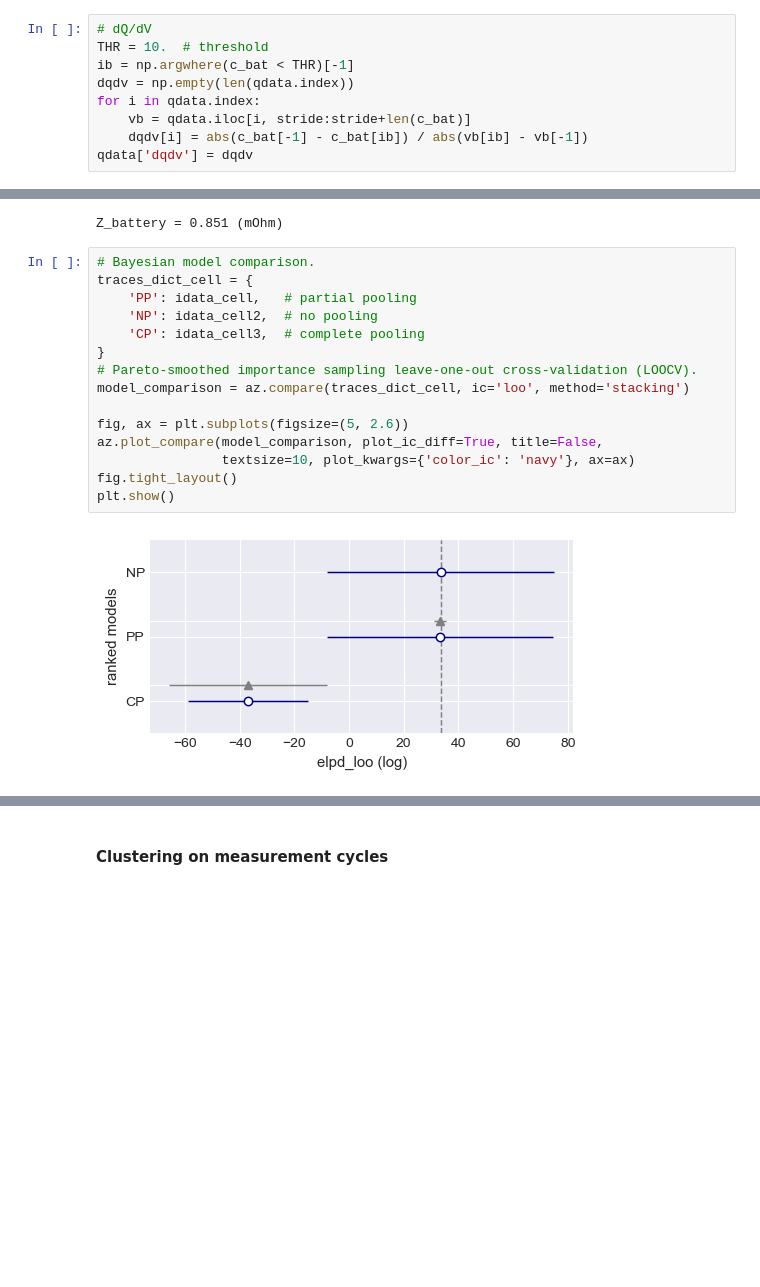
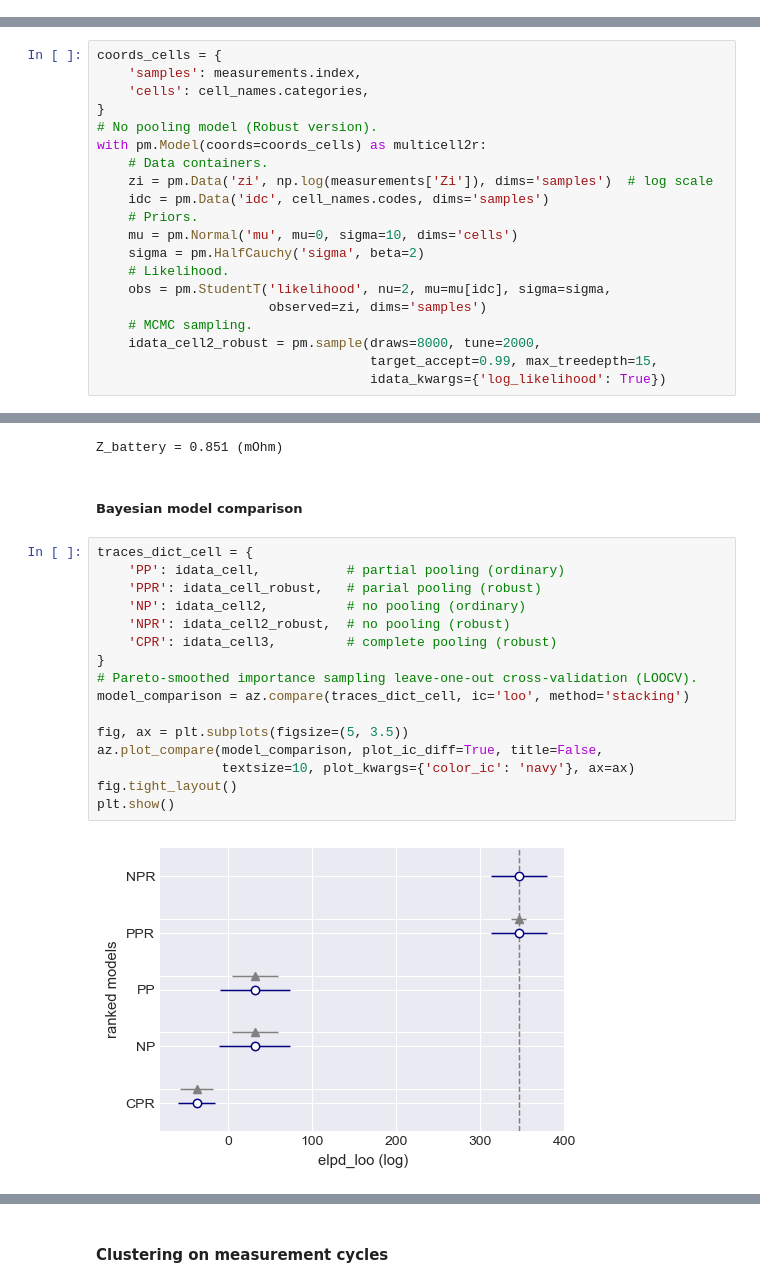
Before and after one commit to sarajcev/bayes_battery, a Jupyter notebook: bayes_analysis.ipynb, the cells around one changed output, grey strips where cells are left out. Saved outputs shown, nothing was run; the diff lists cells and outputs as text; blank space fills up the shorter version.

Commit message:
Add robust models.
Code restructure. Update run.

```diff
--- a/bayes_analysis.ipynb
+++ b/bayes_analysis.ipynb
@@ -509,9 +481,0 @@ plt.show()
-# %%
-# dQ/dV
-THR = 10.  # threshold
-ib = np.argwhere(c_bat < THR)[-1]
-dqdv = np.empty(len(qdata.index))
-for i in qdata.index:
-    vb = qdata.iloc[i, stride:stride+len(c_bat)]
-    dqdv[i] = abs(c_bat[-1] - c_bat[ib]) / abs(vb[ib] - vb[-1])
-qdata['dqdv'] = dqdv
@@ -917,0 +922,20 @@ plt.show()
+# %%
+coords_cells = {
+    'samples': measurements.index,
+    'cells': cell_names.categories,
+}
+# No pooling model (Robust version).
+with pm.Model(coords=coords_cells) as multicell2r:
+    # Data containers.
+    zi = pm.Data('zi', np.log(measurements['Zi']), dims='samples')  # log scale
+    idc = pm.Data('idc', cell_names.codes, dims='samples')
+    # Priors.
+    mu = pm.Normal('mu', mu=0, sigma=10, dims='cells')
+    sigma = pm.HalfCauchy('sigma', beta=2)
+    # Likelihood.
+    obs = pm.StudentT('likelihood', nu=2, mu=mu[idc], sigma=sigma,
+                      observed=zi, dims='samples')
+    # MCMC sampling.
+    idata_cell2_robust = pm.sample(draws=8000, tune=2000,
+                                   target_accept=0.99, max_treedepth=15,
+                                   idata_kwargs={'log_likelihood': True})
@@ -954,23 +1061,26 @@ mbi = idata_cell3.posterior['mu'].mean(dim=('chain', 'draw'))
 print(f'Z_battery = {np.exp(mbi):.3f} (mOhm)')
 # %% [output]
 Z_battery = 0.851 (mOhm)
+# %% [markdown]
+##### Bayesian model comparison
 # %%
-# Bayesian model comparison.
 traces_dict_cell = {
-    'PP': idata_cell,   # partial pooling
-    'NP': idata_cell2,  # no pooling
-    'CP': idata_cell3,  # complete pooling
+    'PP': idata_cell,           # partial pooling (ordinary)
+    'PPR': idata_cell_robust,   # parial pooling (robust)
+    'NP': idata_cell2,          # no pooling (ordinary)
+    'NPR': idata_cell2_robust,  # no pooling (robust)
+    'CPR': idata_cell3,         # complete pooling (robust)
 }
 # Pareto-smoothed importance sampling leave-one-out cross-validation (LOOCV).
 model_comparison = az.compare(traces_dict_cell, ic='loo', method='stacking')
 
-fig, ax = plt.subplots(figsize=(5, 2.6))
+fig, ax = plt.subplots(figsize=(5, 3.5))
 az.plot_compare(model_comparison, plot_ic_diff=True, title=False,
                 textsize=10, plot_kwargs={'color_ic': 'navy'}, ax=ax)
 fig.tight_layout()
 plt.show()
 # %% [output]
-[figure, old version]
+[figure, new version]
 # %%
 az.compare(traces_dict_cell, ic='loo', method='stacking').round(3)
 # %% [output]
```
Also changed, not shown: parts of 71 cells of this notebook.
